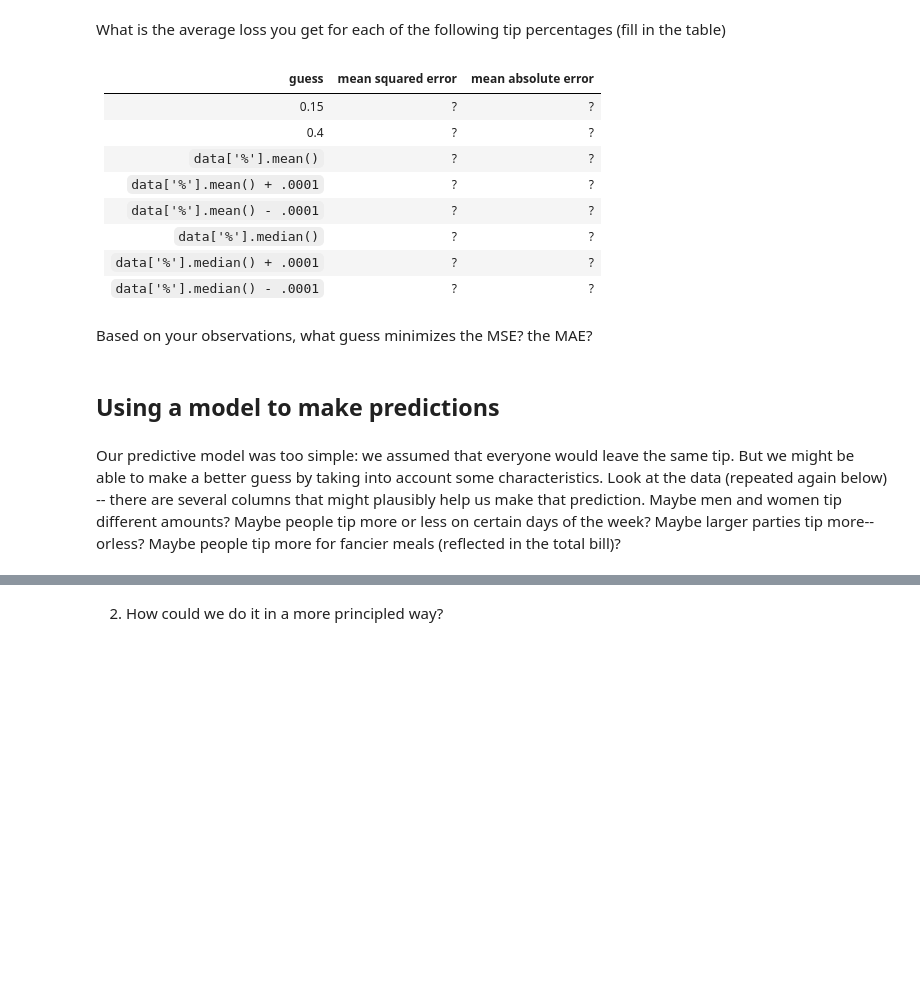
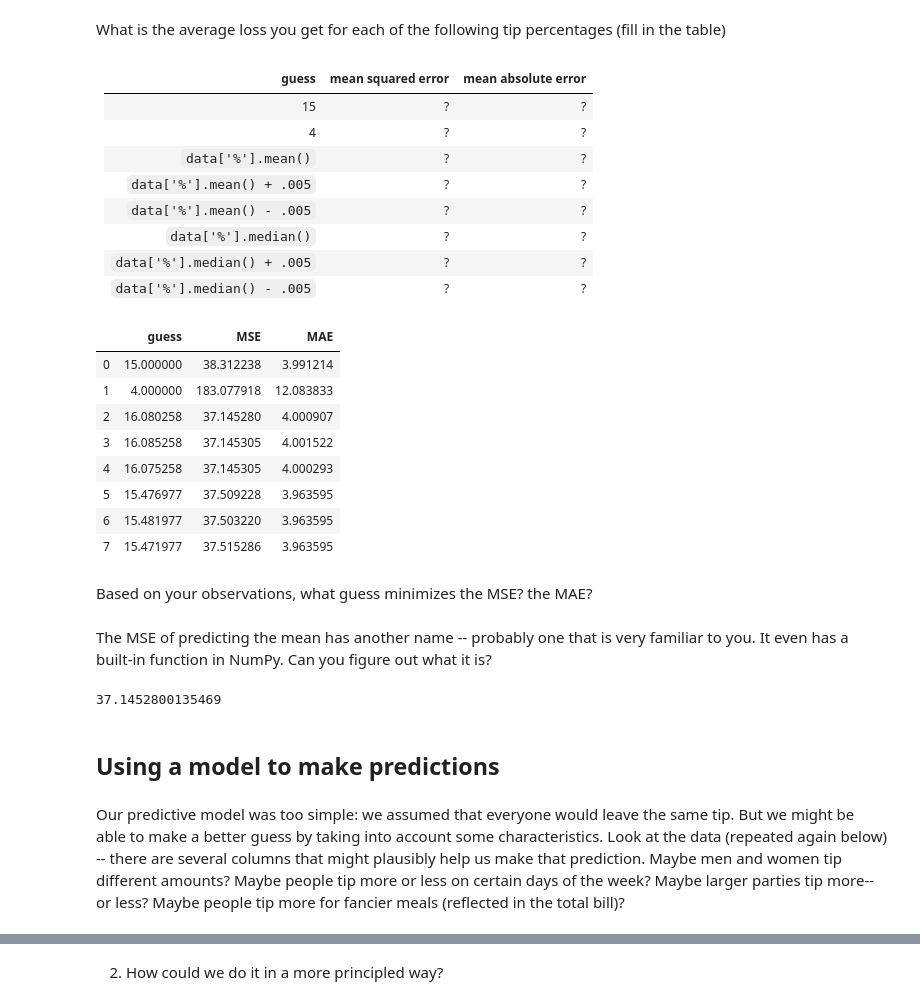
Before and after one commit to Calvin-Data-Science/data202, a Jupyter notebook: src/lab3_WIP.ipynb, the cells around one changed output, grey strips where cells are left out. Drawn from its saved outputs; the diff is of its cells as text; code cells hidden in the pictures; blank space fills up the shorter version.

```diff
--- a/src/lab3_WIP.ipynb
+++ b/src/lab3_WIP.ipynb
@@ -253,18 +277,47 @@ What is the average loss you get for each of the following tip percentages (fill
 # %% [markdown]
 guess | mean squared error | mean absolute error
 -----|---|---
-0.15 |? | ?
-0.4 | ? | ?
+15 |? | ?
+4 | ? | ?
 `data['%'].mean()` | ? | ?
-`data['%'].mean() + .0001` | ? | ?
-`data['%'].mean() - .0001` | ? | ?
+`data['%'].mean() + .005` | ? | ?
+`data['%'].mean() - .005` | ? | ?
 `data['%'].median()` | ? | ?
-`data['%'].median() + .0001` | ? | ?
-`data['%'].median() - .0001` | ? | ?
+`data['%'].median() + .005` | ? | ?
+`data['%'].median() - .005` | ? | ?
+# %%
+guesses = [
+    15., 4.,
+    data['%'].mean(), data['%'].mean() + .005, data['%'].mean() - .005,
+    data['%'].median(), data['%'].median() + .005, data['%'].median() - .005
+]
+pd.DataFrame({
+    "guess": guesses,
+    "MSE": [np.mean(squared_loss(guess, y_obs)) for guess in guesses],
+    "MAE": [np.mean(abs_loss(guess, y_obs)) for guess in guesses],
+})
+# %% [output]
+|  | guess | MSE | MAE |
+| 0 | 15.000000 | 38.312238 | 3.991214 |
+| 1 | 4.000000 | 183.077918 | 12.083833 |
+| 2 | 16.080258 | 37.145280 | 4.000907 |
+| 3 | 16.085258 | 37.145305 | 4.001522 |
+| 4 | 16.075258 | 37.145305 | 4.000293 |
+| 5 | 15.476977 | 37.509228 | 3.963595 |
+| 6 | 15.481977 | 37.503220 | 3.963595 |
+| 7 | 15.471977 | 37.515286 | 3.963595 |
 # %% [markdown]
 Based on your observations, what guess minimizes the MSE? the MAE?
+# %% [markdown]
+The MSE of predicting the mean has another name -- probably one that is very familiar to you. It even has a built-in function in NumPy. Can you figure out what it is?
+# %%
+# === BEGIN SOLUTION ===
+np.var(data['%'])
+# === END SOLUTION ===
+# %% [output]
+37.1452800135469
 # %% [markdown]
 ## Using a model to make predictions
 # %% [markdown]
-Our predictive model was too simple: we assumed that everyone would leave the same tip. But we might be able to make a better guess by taking into account some characteristics. Look at the data (repeated again below) -- there are several columns that might plausibly help us make that prediction. Maybe men and women tip different amounts? Maybe people tip more or less on certain days of the week? Maybe larger parties tip more--orless? Maybe people tip more for fancier meals (reflected in the total bill)?
+Our predictive model was too simple: we assumed that everyone would leave the same tip. But we might be able to make a better guess by taking into account some characteristics. Look at the data (repeated again below) -- there are several columns that might plausibly help us make that prediction. Maybe men and women tip different amounts? Maybe people tip more or less on certain days of the week? Maybe larger parties tip more--or less? Maybe people tip more for fancier meals (reflected in the total bill)?
 # %% [markdown]
```
Also changed, not shown: parts of 46 cells of this notebook.
